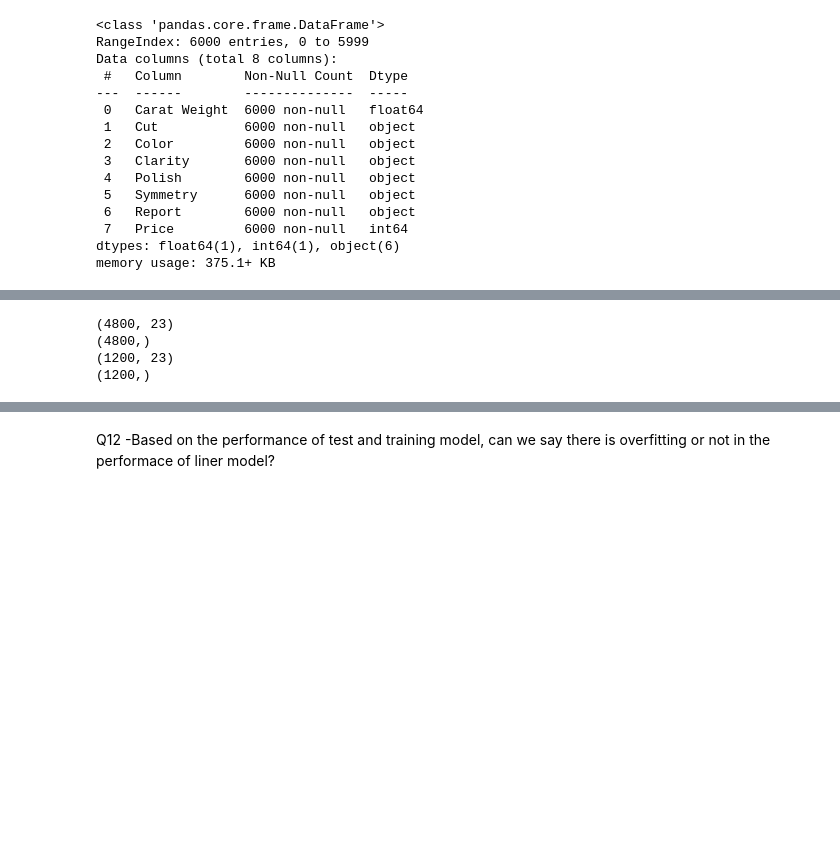
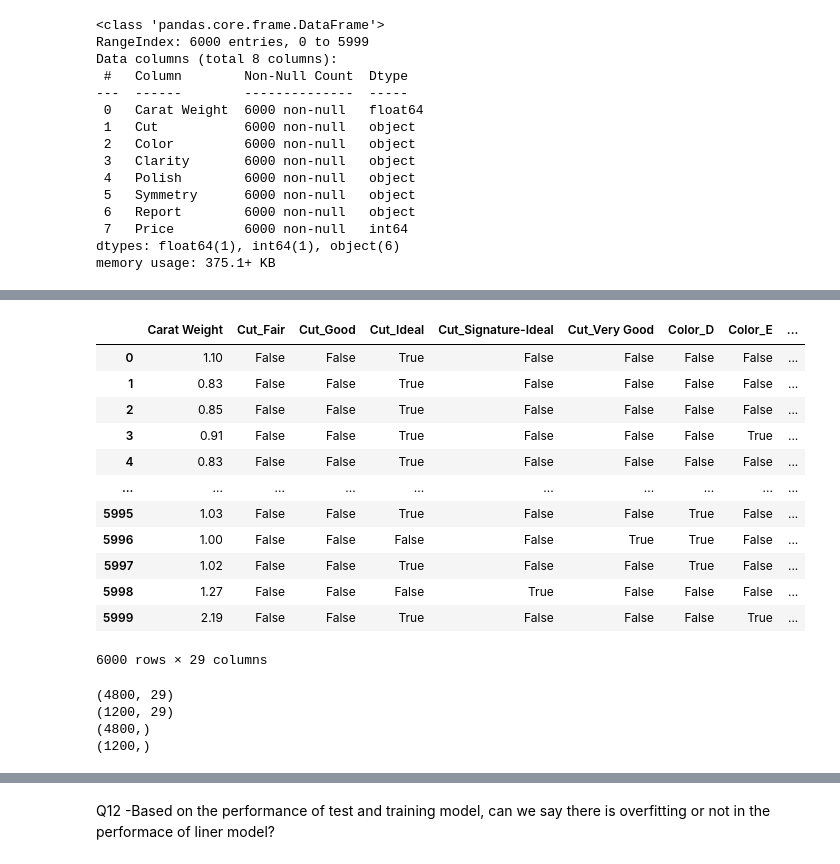
Before and after one commit to Yagut21/Data-Science, a Jupyter notebook: Homework3.ipynb, the cells around one changed output, grey strips where cells are left out. Cells and saved outputs as stored; diff of their text form; code cells hidden in the pictures; blank space fills up the shorter version.

```diff
--- a/Homework3.ipynb
+++ b/Homework3.ipynb
@@ -91,2 +98,6 @@ memory usage: 375.1+ KB
 # %%
 #Q8-Divide the data so that get Price as ouput variable (Y) and other variables as input varable (X)
+X=diamond.drop('Price',axis=1)
+Y=diamond['Price']
+print(X)
+print(Y)
@@ -93,11 +122,33 @@ memory usage: 375.1+ KB
 # %%
 #Q9-Create dummy for the input variables (X)
+X=pd.get_dummies(X, drop_first=True)
+X
+# %% [output]
+|  | Carat Weight | Cut_Fair | Cut_Good | Cut_Ideal | Cut_Signature-Ideal | Cut_Very Good | Color_D | Color_E | ... |
+| 0 | 1.10 | False | False | True | False | False | False | False | ... |
+| 1 | 0.83 | False | False | True | False | False | False | False | ... |
+| 2 | 0.85 | False | False | True | False | False | False | False | ... |
+| 3 | 0.91 | False | False | True | False | False | False | True | ... |
+| 4 | 0.83 | False | False | True | False | False | False | False | ... |
+| ... | ... | ... | ... | ... | ... | ... | ... | ... | ... |
+| 5995 | 1.03 | False | False | True | False | False | True | False | ... |
+| 5996 | 1.00 | False | False | False | False | True | True | False | ... |
+| 5997 | 1.02 | False | False | True | False | False | True | False | ... |
+| 5998 | 1.27 | False | False | False | True | False | False | False | ... |
+| 5999 | 2.19 | False | False | True | False | False | False | True | ... |
+6000 rows × 29 columns
 # %%
 #Q10 -Split the input and output data into two parts: test data (20%) and train data(%80)
+from sklearn.model_selection import train_test_split
+X_train, X_test, y_train, y_test = train_test_split(X, Y, test_size=0.2, random_state=42)
+print(X_train.shape)
+print(X_test.shape)
+print(y_train.shape)
+print(y_test.shape)
 # %% [output]
-(4800, 23)
+(4800, 29)
+(1200, 29)
 (4800,)
-(1200, 23)
 (1200,)
 # %%
 def evalmetric(y,ypred):
```
Also changed, not shown: parts of 11 cells of this notebook.
